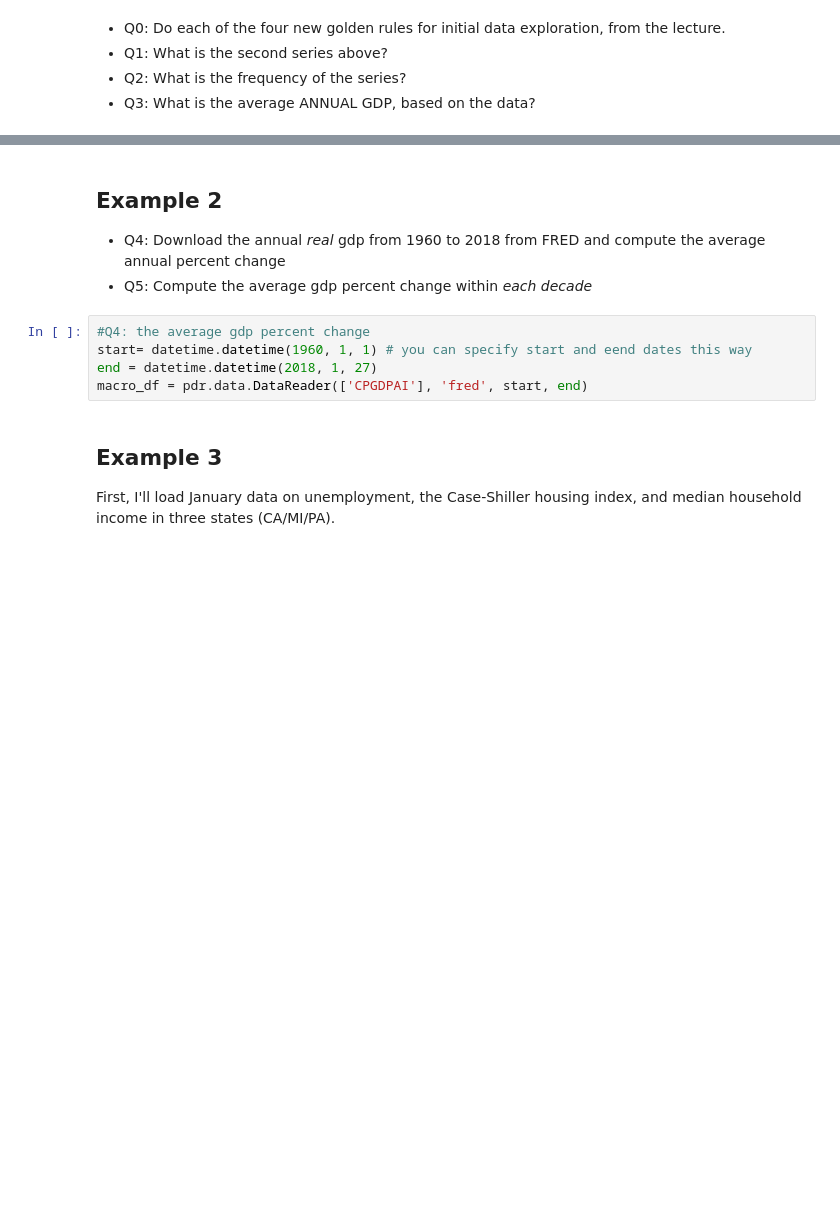
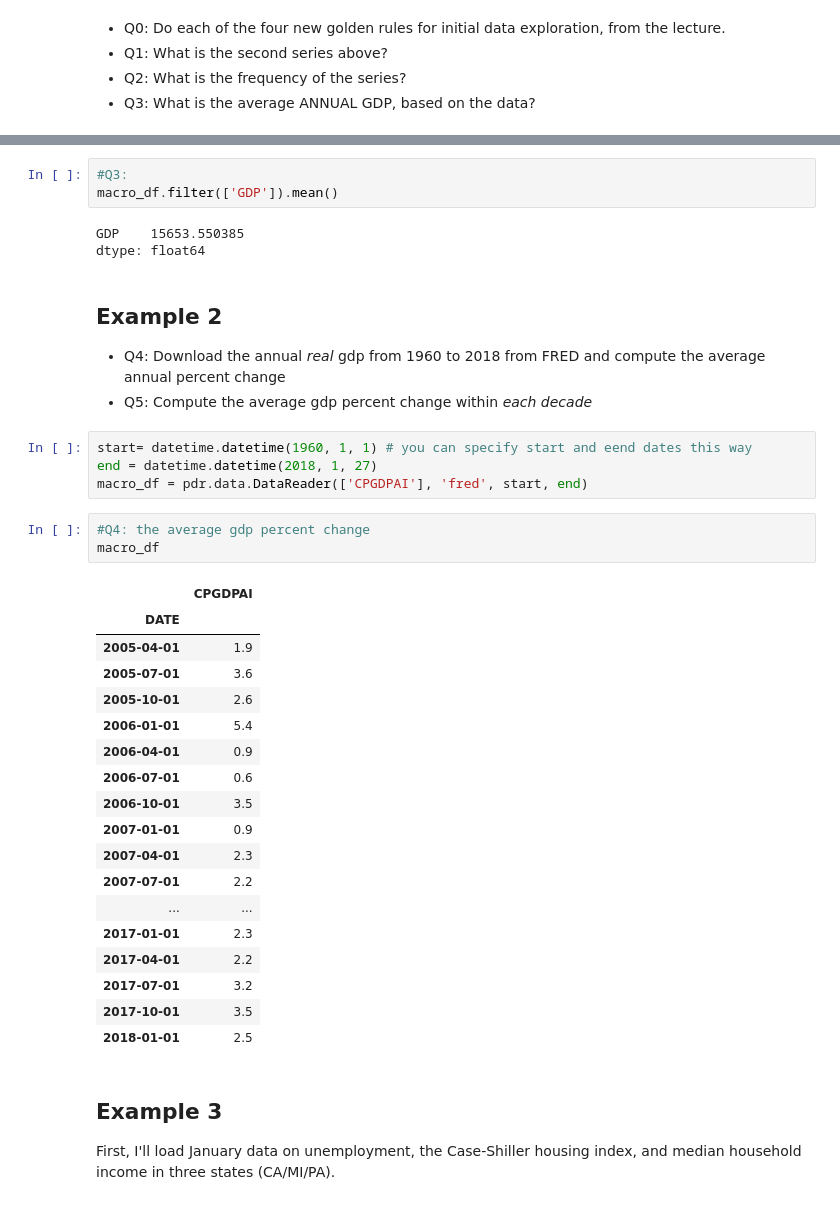
Before and after one commit to trishakalia/FIN377-participation, a Jupyter notebook: Homework/pandas-practice.ipynb, the cells around one changed output, grey strips where cells are left out. Cells and saved outputs as stored; diff of their text form; blank space fills up the shorter version.

```diff
--- a/Homework/pandas-practice.ipynb
+++ b/Homework/pandas-practice.ipynb
@@ -134,13 +158,40 @@ macro_df.shape
+# %%
+#Q3:
+macro_df.filter(['GDP']).mean()
+# %% [output]
+GDP    15653.550385
+dtype: float64
 # %% [markdown]
 ## Example 2
 
 - Q4: Download the annual *real* gdp from 1960 to 2018 from FRED and compute the average annual percent change
 - Q5: Compute the average gdp percent change within *each decade*
 # %%
-#Q4: the average gdp percent change
 start= datetime.datetime(1960, 1, 1) # you can specify start and eend dates this way
 end = datetime.datetime(2018, 1, 27)
 macro_df = pdr.data.DataReader(['CPGDPAI'], 'fred', start, end)
+# %%
+#Q4: the average gdp percent change
+macro_df
+# %% [output]
+|  | CPGDPAI |
+| DATE |  |
+| 2005-04-01 | 1.9 |
+| 2005-07-01 | 3.6 |
+| 2005-10-01 | 2.6 |
+| 2006-01-01 | 5.4 |
+| 2006-04-01 | 0.9 |
+| 2006-07-01 | 0.6 |
+| 2006-10-01 | 3.5 |
+| 2007-01-01 | 0.9 |
+| 2007-04-01 | 2.3 |
+| 2007-07-01 | 2.2 |
+| ... | ... |
+| 2017-01-01 | 2.3 |
+| 2017-04-01 | 2.2 |
+| 2017-07-01 | 3.2 |
+| 2017-10-01 | 3.5 |
+| 2018-01-01 | 2.5 |
 # %% [markdown]
 ## Example 3
 
```
Also changed, not shown: parts of 5 cells of this notebook, 1 other file.
